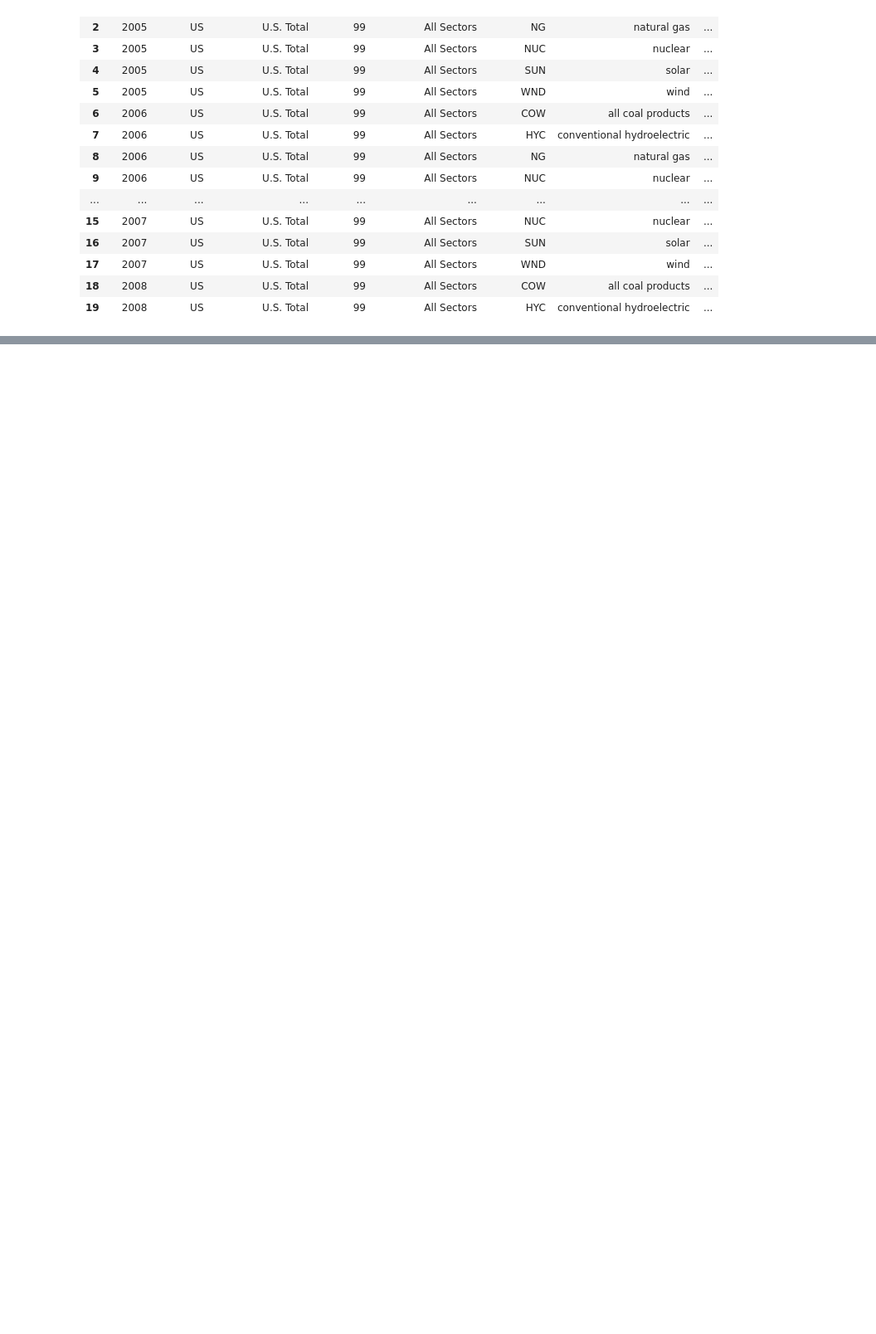
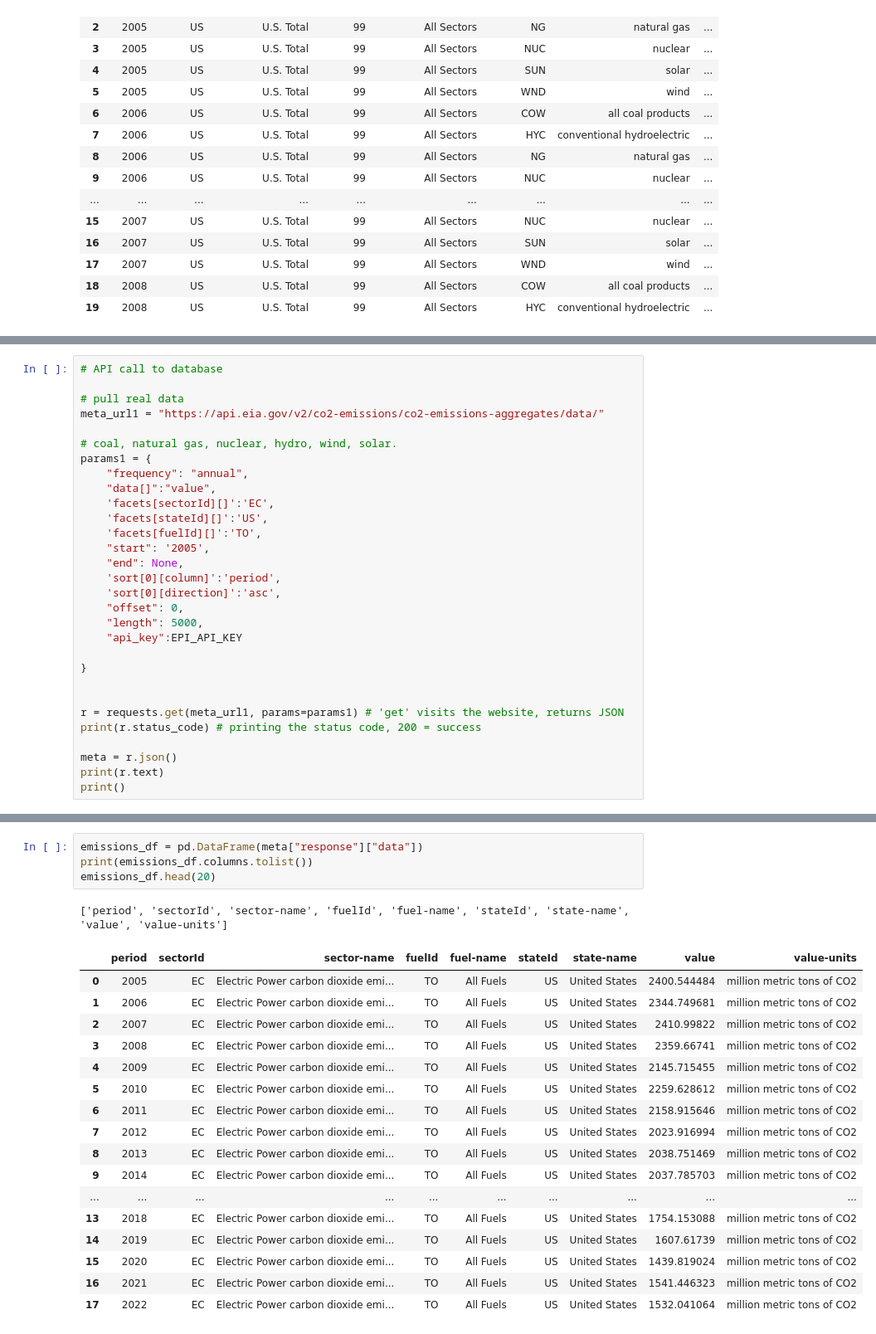
Before and after one commit to colleenpangilinan/us-emissions-dashboard, a Jupyter notebook: notebooks/01_fetch_data.ipynb, the cells around one changed output, grey strips where cells are left out. Shown at 83% size. Saved outputs shown, nothing was run; the diff lists cells and outputs as text; blank space fills up the shorter version.

Commit message:
second api pull

```diff
--- a/notebooks/01_fetch_data.ipynb
+++ b/notebooks/01_fetch_data.ipynb
@@ -204,0 +205,30 @@ eia_carbon_intensity_df.to_csv(full_path2,index=False)
+# %%
+# API call to database
+
+# pull real data
+meta_url1 = "https://api.eia.gov/v2/co2-emissions/co2-emissions-aggregates/data/"
+
+# coal, natural gas, nuclear, hydro, wind, solar.
+params1 = {
+    "frequency": "annual",
+    "data[]":"value",
+    'facets[sectorId][]':'EC',
+    'facets[stateId][]':'US',
+    'facets[fuelId][]':'TO',
+    "start": '2005',
+    "end": None,
+    'sort[0][column]':'period',
+    'sort[0][direction]':'asc',
+    "offset": 0,
+    "length": 5000,
+    "api_key":EPI_API_KEY
+
+}
+
+
+r = requests.get(meta_url1, params=params1) # 'get' visits the website, returns JSON
+print(r.status_code) # printing the status code, 200 = success
+
+meta = r.json()
+print(r.text)
+print()
@@ -204,0 +259,23 @@ eia_carbon_intensity_df.to_csv(full_path2,index=False)
+# %%
+emissions_df = pd.DataFrame(meta["response"]["data"])
+print(emissions_df.columns.tolist())
+emissions_df.head(20)
+# %% [output]
+['period', 'sectorId', 'sector-name', 'fuelId', 'fuel-name', 'stateId', 'state-name', 'value', 'value-units']
+|  | period | sectorId | sector-name | fuelId | fuel-name | stateId | state-name | value | value-units |
+| 0 | 2005 | EC | Electric Power carbon dioxide emi... | TO | All Fuels | US | United States | 2400.544484 | million metric tons of CO2 |
+| 1 | 2006 | EC | Electric Power carbon dioxide emi... | TO | All Fuels | US | United States | 2344.749681 | million metric tons of CO2 |
+| 2 | 2007 | EC | Electric Power carbon dioxide emi... | TO | All Fuels | US | United States | 2410.99822 | million metric tons of CO2 |
+| 3 | 2008 | EC | Electric Power carbon dioxide emi... | TO | All Fuels | US | United States | 2359.66741 | million metric tons of CO2 |
+| 4 | 2009 | EC | Electric Power carbon dioxide emi... | TO | All Fuels | US | United States | 2145.715455 | million metric tons of CO2 |
+| 5 | 2010 | EC | Electric Power carbon dioxide emi... | TO | All Fuels | US | United States | 2259.628612 | million metric tons of CO2 |
+| 6 | 2011 | EC | Electric Power carbon dioxide emi... | TO | All Fuels | US | United States | 2158.915646 | million metric tons of CO2 |
+| 7 | 2012 | EC | Electric Power carbon dioxide emi... | TO | All Fuels | US | United States | 2023.916994 | million metric tons of CO2 |
+| 8 | 2013 | EC | Electric Power carbon dioxide emi... | TO | All Fuels | US | United States | 2038.751469 | million metric tons of CO2 |
+| 9 | 2014 | EC | Electric Power carbon dioxide emi... | TO | All Fuels | US | United States | 2037.785703 | million metric tons of CO2 |
+| ... | ... | ... | ... | ... | ... | ... | ... | ... | ... |
+| 13 | 2018 | EC | Electric Power carbon dioxide emi... | TO | All Fuels | US | United States | 1754.153088 | million metric tons of CO2 |
+| 14 | 2019 | EC | Electric Power carbon dioxide emi... | TO | All Fuels | US | United States | 1607.61739 | million metric tons of CO2 |
+| 15 | 2020 | EC | Electric Power carbon dioxide emi... | TO | All Fuels | US | United States | 1439.819024 | million metric tons of CO2 |
+| 16 | 2021 | EC | Electric Power carbon dioxide emi... | TO | All Fuels | US | United States | 1541.446323 | million metric tons of CO2 |
+| 17 | 2022 | EC | Electric Power carbon dioxide emi... | TO | All Fuels | US | United States | 1532.041064 | million metric tons of CO2 |
```
Also changed, not shown: parts of 6 cells of this notebook, 3 other files.
